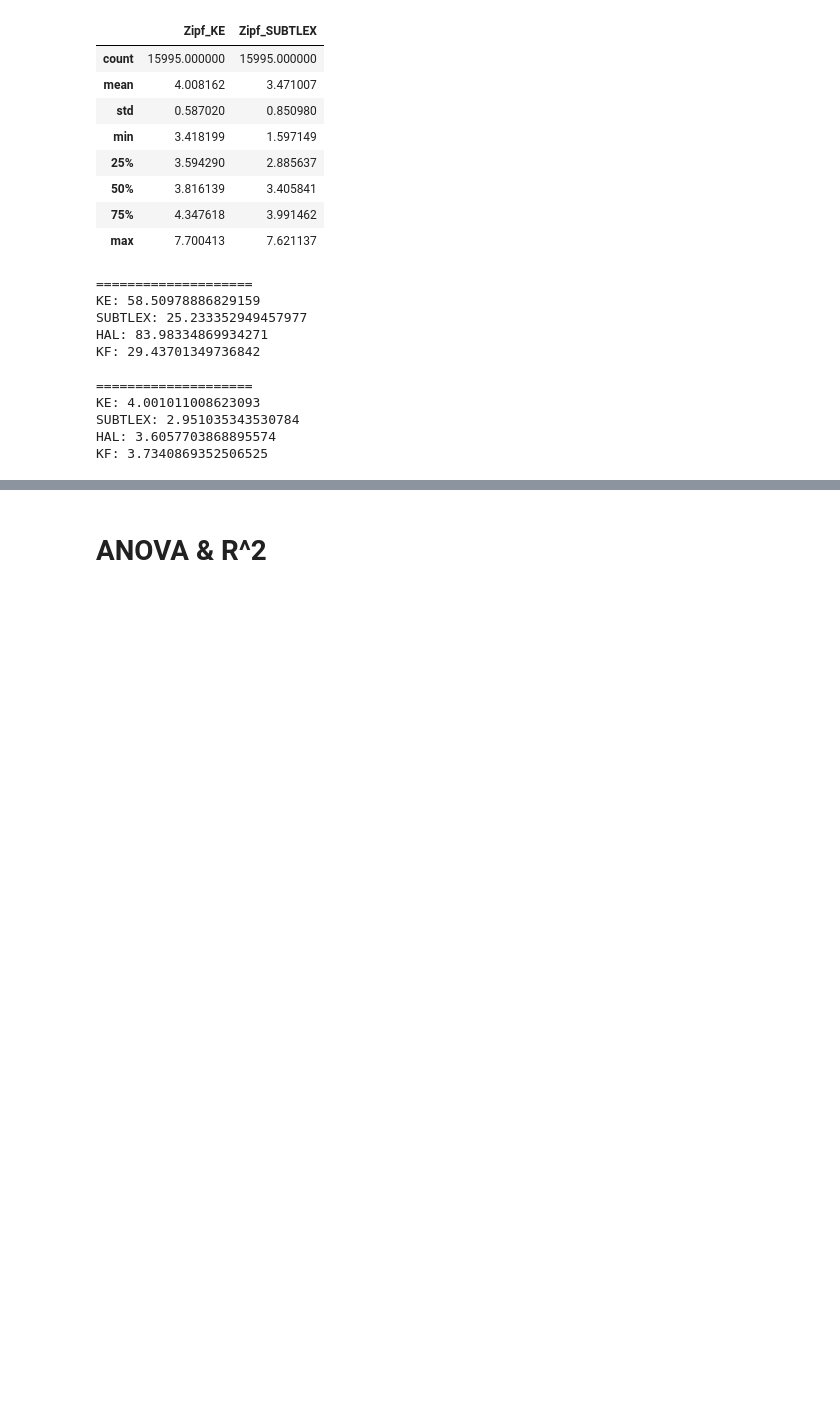
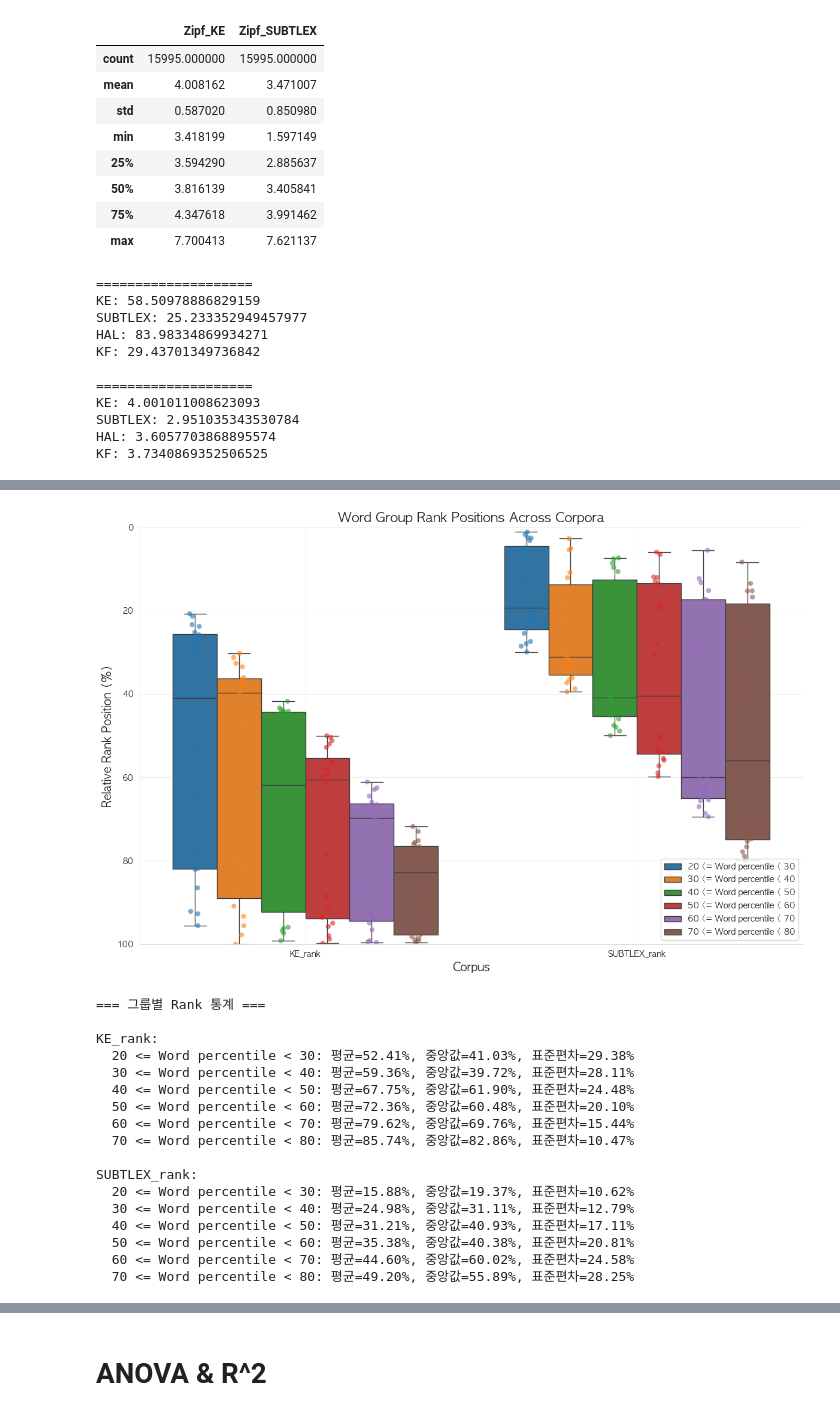
Before and after one commit to irregular6612/english-corpus-comparison, a Jupyter notebook: src/notebooks/behavior-exp-stimuli-selection.ipynb, the cells around one changed output, grey strips where cells are left out. Drawn from its saved outputs; the diff is of its cells as text; code cells hidden in the pictures; blank space fills up the shorter version.

```diff
--- a/src/notebooks/behavior-exp-stimuli-selection.ipynb
+++ b/src/notebooks/behavior-exp-stimuli-selection.ipynb
@@ -1396,0 +1806,47 @@ ELP_LDT_data
+# %%
+mask_ke_stimuli = ELP_LDT_data['Word'].str.lower().isin(KE_stimuli['Word'].str.lower())
+mask_sub_stimuli = ELP_LDT_data['Word'].str.lower().isin(SUBTLEX_stimuli['Word'].str.lower())
+
+word_groups = []
+group_names = []
+
+percentile_range = [(20, 30), (30, 40), (40, 50), (50, 60), (60, 70), (70, 80)]
+
+for percentile_min, percentile_max in percentile_range:
+    mask_ke_rank = (percentile_min <= ELP_LDT_data['KE_rank']) & (ELP_LDT_data['KE_rank'] < percentile_max)
+    mask_sub_rank = (percentile_min <= ELP_LDT_data['SUBTLEX_rank']) & (ELP_LDT_data['SUBTLEX_rank'] < percentile_max)
+
+    #print(f"{percentile_min} <= Word percentile < {percentile_max} KE: {len(ELP_LDT_data[mask_ke_word])}, SUBTLEX: {len(ELP_LDT_data[mask_sub_word])}")
+    word_groups.append(ELP_LDT_data[(mask_ke_rank & mask_ke_stimuli) | (mask_sub_rank & mask_sub_stimuli)]['Word'])
+    group_names.append(f'{percentile_min} <= Word percentile < {percentile_max}')
+
+rank_columns = ['KE_rank', 'SUBTLEX_rank']
+
+# 함수 실행
+fig, plot_df = plot_word_group_ranks_by_corpus(
+    df=ELP_LDT_data,
+    word_col='Word',
+    rank_columns=rank_columns,
+    word_groups=word_groups,
+    group_names=group_names,
+    figsize=(12, 8)
+)
+# %% [output]
+[figure, added]
+=== 그룹별 Rank 통계 ===
+
+KE_rank:
+  20 <= Word percentile < 30: 평균=52.41%, 중앙값=41.03%, 표준편차=29.38%
+  30 <= Word percentile < 40: 평균=59.36%, 중앙값=39.72%, 표준편차=28.11%
+  40 <= Word percentile < 50: 평균=67.75%, 중앙값=61.90%, 표준편차=24.48%
+  50 <= Word percentile < 60: 평균=72.36%, 중앙값=60.48%, 표준편차=20.10%
+  60 <= Word percentile < 70: 평균=79.62%, 중앙값=69.76%, 표준편차=15.44%
+  70 <= Word percentile < 80: 평균=85.74%, 중앙값=82.86%, 표준편차=10.47%
+
+SUBTLEX_rank:
+  20 <= Word percentile < 30: 평균=15.88%, 중앙값=19.37%, 표준편차=10.62%
+  30 <= Word percentile < 40: 평균=24.98%, 중앙값=31.11%, 표준편차=12.79%
+  40 <= Word percentile < 50: 평균=31.21%, 중앙값=40.93%, 표준편차=17.11%
+  50 <= Word percentile < 60: 평균=35.38%, 중앙값=40.38%, 표준편차=20.81%
+  60 <= Word percentile < 70: 평균=44.60%, 중앙값=60.02%, 표준편차=24.58%
+  70 <= Word percentile < 80: 평균=49.20%, 중앙값=55.89%, 표준편차=28.25%
```
Also changed, not shown: parts of 53 cells of this notebook.
